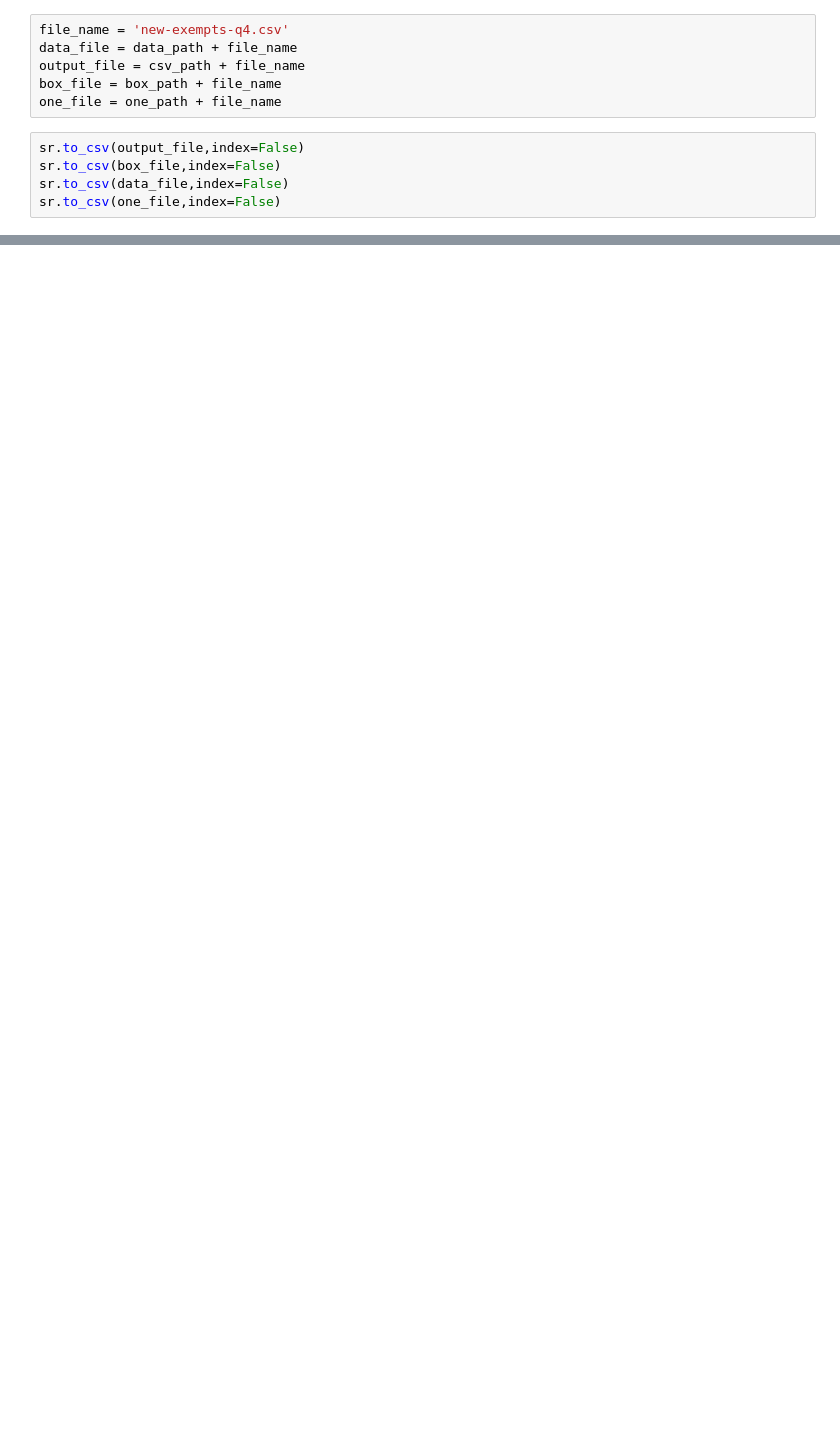
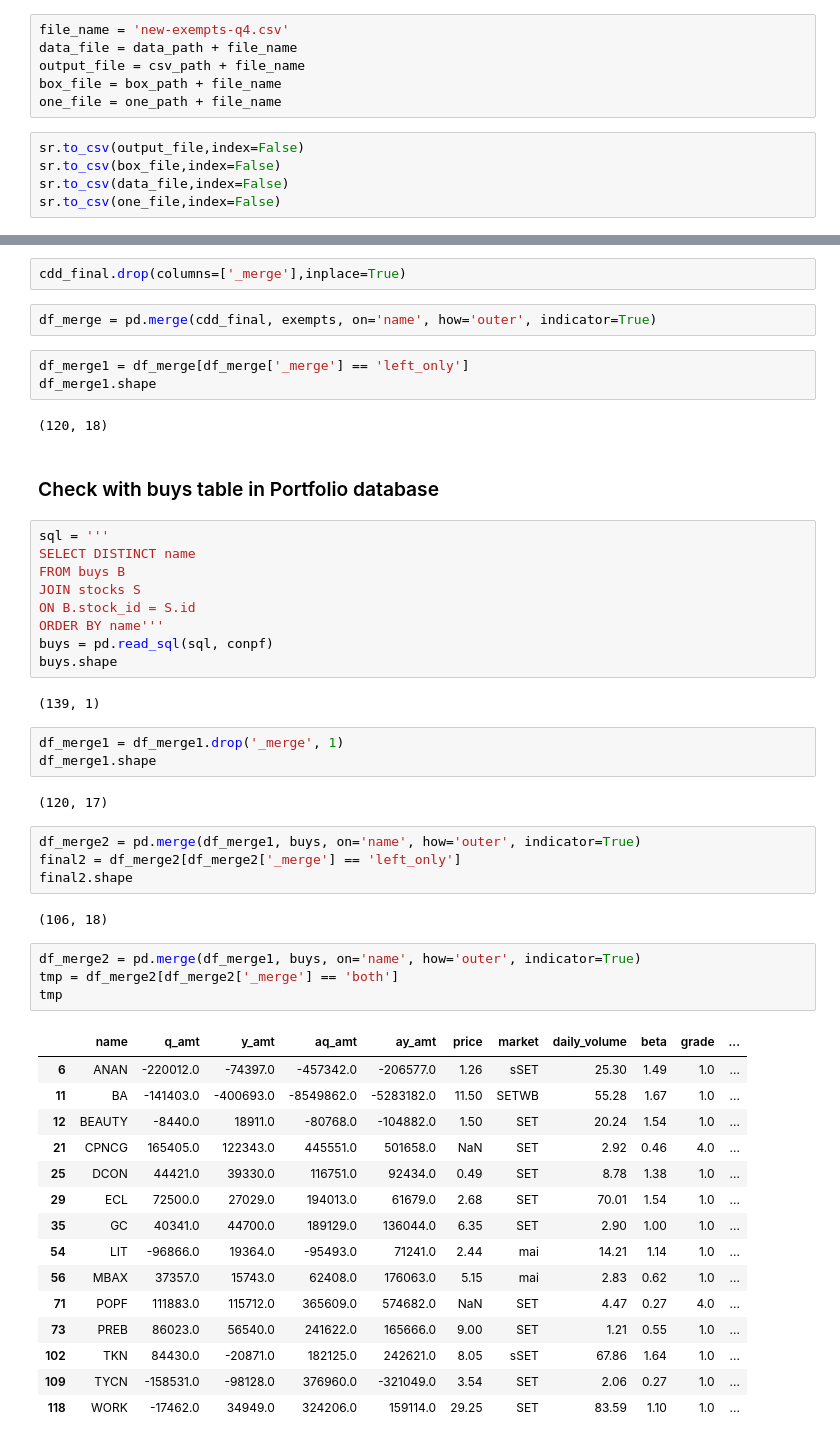
Before and after one commit to santimcs/A8, a Jupyter notebook: Quarterly/480-Q4 Create Exempts V4.ipynb, the cells around one changed output, grey strips where cells are left out. Cells and saved outputs as stored; diff of their text form; blank space fills up the shorter version.

```diff
--- a/Quarterly/480-Q4 Create Exempts V4.ipynb
+++ b/Quarterly/480-Q4 Create Exempts V4.ipynb
@@ -219,0 +252,53 @@ sr.to_csv(one_file,index=False)
+# %%
+cdd_final.drop(columns=['_merge'],inplace=True)
+# %%
+df_merge = pd.merge(cdd_final, exempts, on='name', how='outer', indicator=True)
+# %%
+df_merge1 = df_merge[df_merge['_merge'] == 'left_only']
+df_merge1.shape
+# %% [output]
+(120, 18)
+# %% [markdown]
+### Check with buys table in Portfolio database
+# %%
+sql = '''
+SELECT DISTINCT name
+FROM buys B
+JOIN stocks S
+ON B.stock_id = S.id
+ORDER BY name'''
+buys = pd.read_sql(sql, conpf)
+buys.shape
+# %% [output]
+(139, 1)
+# %%
+df_merge1 = df_merge1.drop('_merge', 1)
+df_merge1.shape
+# %% [output]
+(120, 17)
+# %%
+df_merge2 = pd.merge(df_merge1, buys, on='name', how='outer', indicator=True)
+final2 = df_merge2[df_merge2['_merge'] == 'left_only']
+final2.shape
+# %% [output]
+(106, 18)
+# %%
+df_merge2 = pd.merge(df_merge1, buys, on='name', how='outer', indicator=True)
+tmp = df_merge2[df_merge2['_merge'] == 'both']
+tmp
+# %% [output]
+|  | name | q_amt | y_amt | aq_amt | ay_amt | price | market | daily_volume | beta | grade | ... |
+| 6 | ANAN | -220012.0 | -74397.0 | -457342.0 | -206577.0 | 1.26 | sSET | 25.30 | 1.49 | 1.0 | ... |
+| 11 | BA | -141403.0 | -400693.0 | -8549862.0 | -5283182.0 | 11.50 | SETWB | 55.28 | 1.67 | 1.0 | ... |
+| 12 | BEAUTY | -8440.0 | 18911.0 | -80768.0 | -104882.0 | 1.50 | SET | 20.24 | 1.54 | 1.0 | ... |
+| 21 | CPNCG | 165405.0 | 122343.0 | 445551.0 | 501658.0 | NaN | SET | 2.92 | 0.46 | 4.0 | ... |
+| 25 | DCON | 44421.0 | 39330.0 | 116751.0 | 92434.0 | 0.49 | SET | 8.78 | 1.38 | 1.0 | ... |
+| 29 | ECL | 72500.0 | 27029.0 | 194013.0 | 61679.0 | 2.68 | SET | 70.01 | 1.54 | 1.0 | ... |
+| 35 | GC | 40341.0 | 44700.0 | 189129.0 | 136044.0 | 6.35 | SET | 2.90 | 1.00 | 1.0 | ... |
+| 54 | LIT | -96866.0 | 19364.0 | -95493.0 | 71241.0 | 2.44 | mai | 14.21 | 1.14 | 1.0 | ... |
+| 56 | MBAX | 37357.0 | 15743.0 | 62408.0 | 176063.0 | 5.15 | mai | 2.83 | 0.62 | 1.0 | ... |
+| 71 | POPF | 111883.0 | 115712.0 | 365609.0 | 574682.0 | NaN | SET | 4.47 | 0.27 | 4.0 | ... |
+| 73 | PREB | 86023.0 | 56540.0 | 241622.0 | 165666.0 | 9.00 | SET | 1.21 | 0.55 | 1.0 | ... |
+| 102 | TKN | 84430.0 | -20871.0 | 182125.0 | 242621.0 | 8.05 | sSET | 67.86 | 1.64 | 1.0 | ... |
+| 109 | TYCN | -158531.0 | -98128.0 | 376960.0 | -321049.0 | 3.54 | SET | 2.06 | 0.27 | 1.0 | ... |
+| 118 | WORK | -17462.0 | 34949.0 | 324206.0 | 159114.0 | 29.25 | SET | 83.59 | 1.10 | 1.0 | ... |
```
Also changed, not shown: parts of 19 cells of this notebook, 3 other files.
